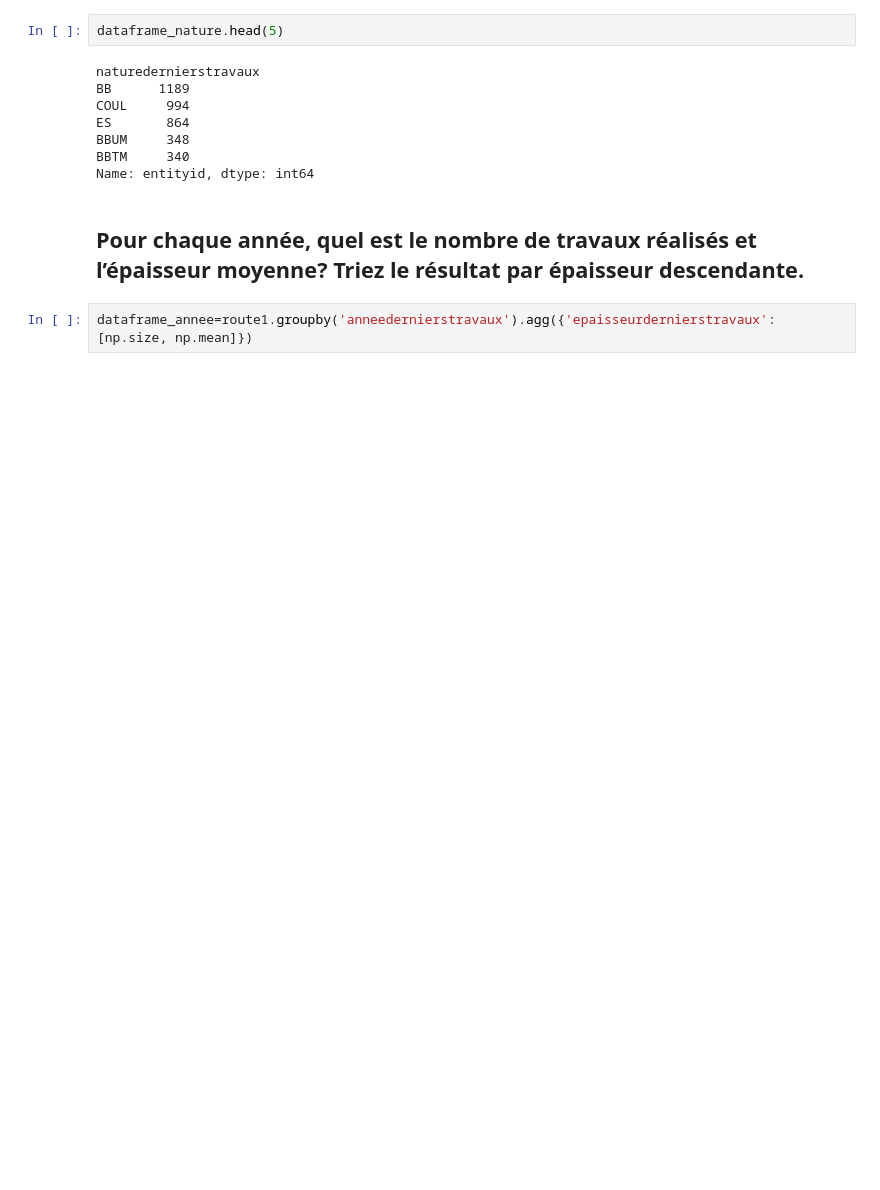
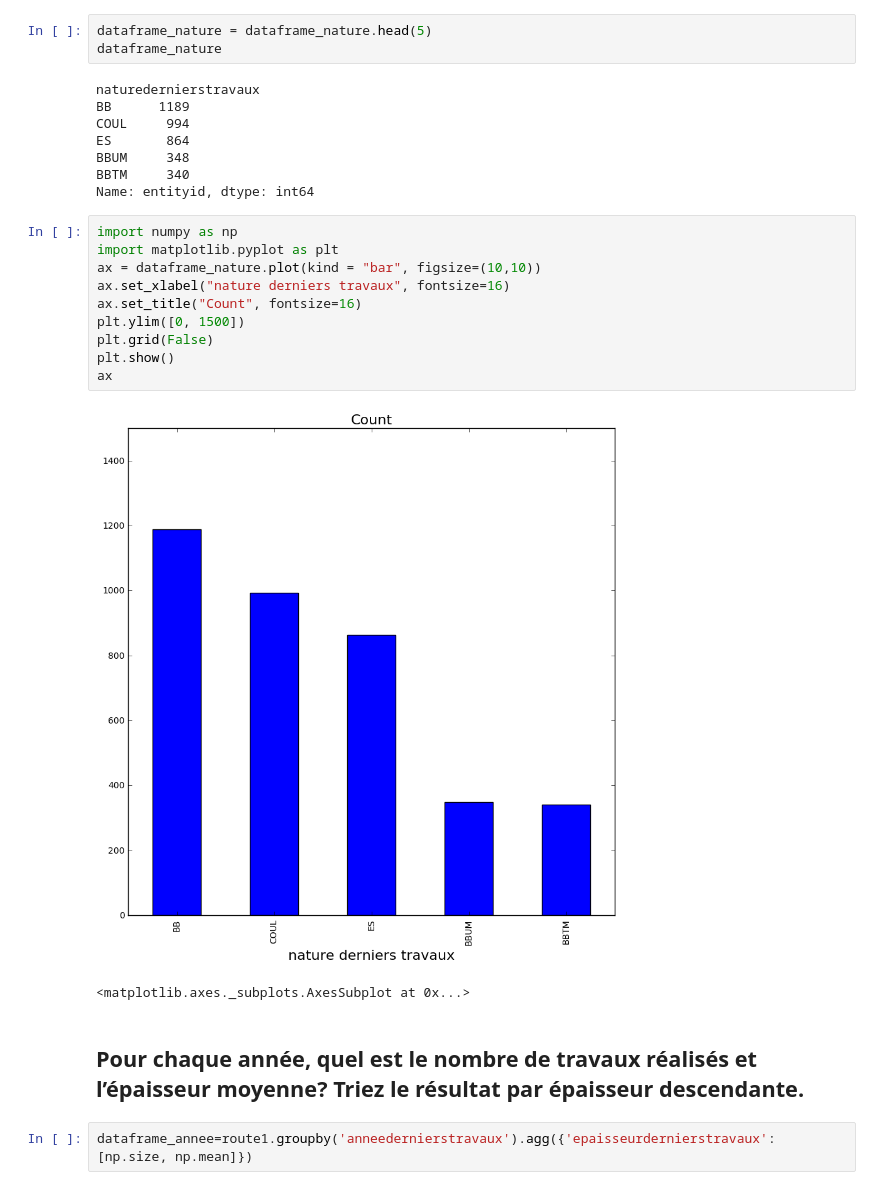
Before and after one commit to diarramame/python, a Jupyter notebook: routes.ipynb, the cells around one changed output. Drawn from its saved outputs; the diff is of its cells as text; blank space fills up the shorter version.

```diff
--- a/routes.ipynb
+++ b/routes.ipynb
@@ -87,7 +87,8 @@ J'ai enlevé toutes les valeurs NA et aussi les epaisseurs supérieures 9999.99
 # %%
 dataframe_nature=route1.groupby('naturedernierstravaux').entityid.count().sort_values(ascending=False)
 # %%
-dataframe_nature.head(5)
+dataframe_nature = dataframe_nature.head(5)
+dataframe_nature
 # %% [output]
 naturedernierstravaux
 BB      1189
@@ -96,6 +97,19 @@ ES       864
 BBUM     348
 BBTM     340
 Name: entityid, dtype: int64
+# %%
+import numpy as np
+import matplotlib.pyplot as plt
+ax = dataframe_nature.plot(kind = "bar", figsize=(10,10))
+ax.set_xlabel("nature derniers travaux", fontsize=16)
+ax.set_title("Count", fontsize=16)
+plt.ylim([0, 1500])
+plt.grid(False)
+plt.show()
+ax
+# %% [output]
+[figure, added]
+<matplotlib.axes._subplots.AxesSubplot at 0x...>
 # %% [markdown]
 ## Pour chaque année, quel est le nombre de travaux réalisés et l’épaisseur moyenne? Triez le résultat par épaisseur descendante.
 # %%
```
Also changed, not shown: parts of 2 cells of this notebook.
